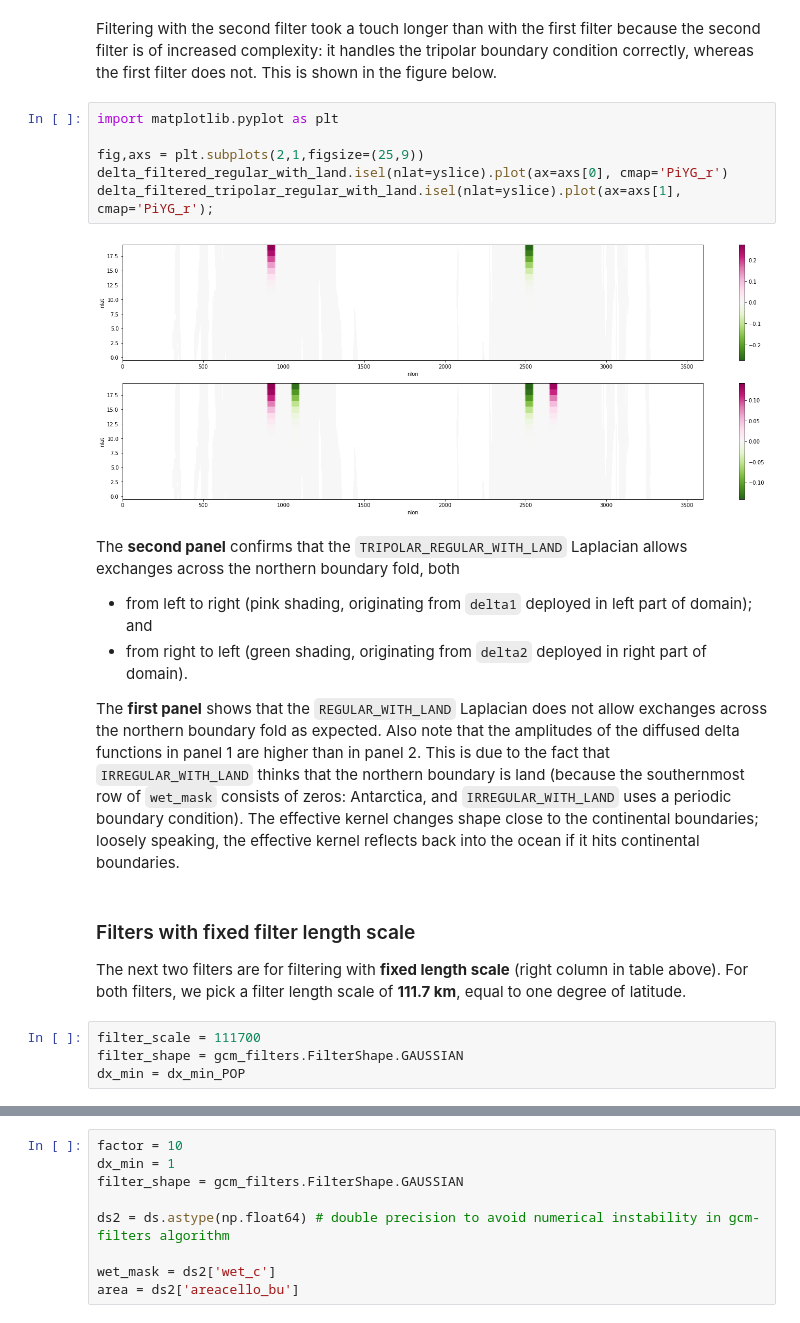
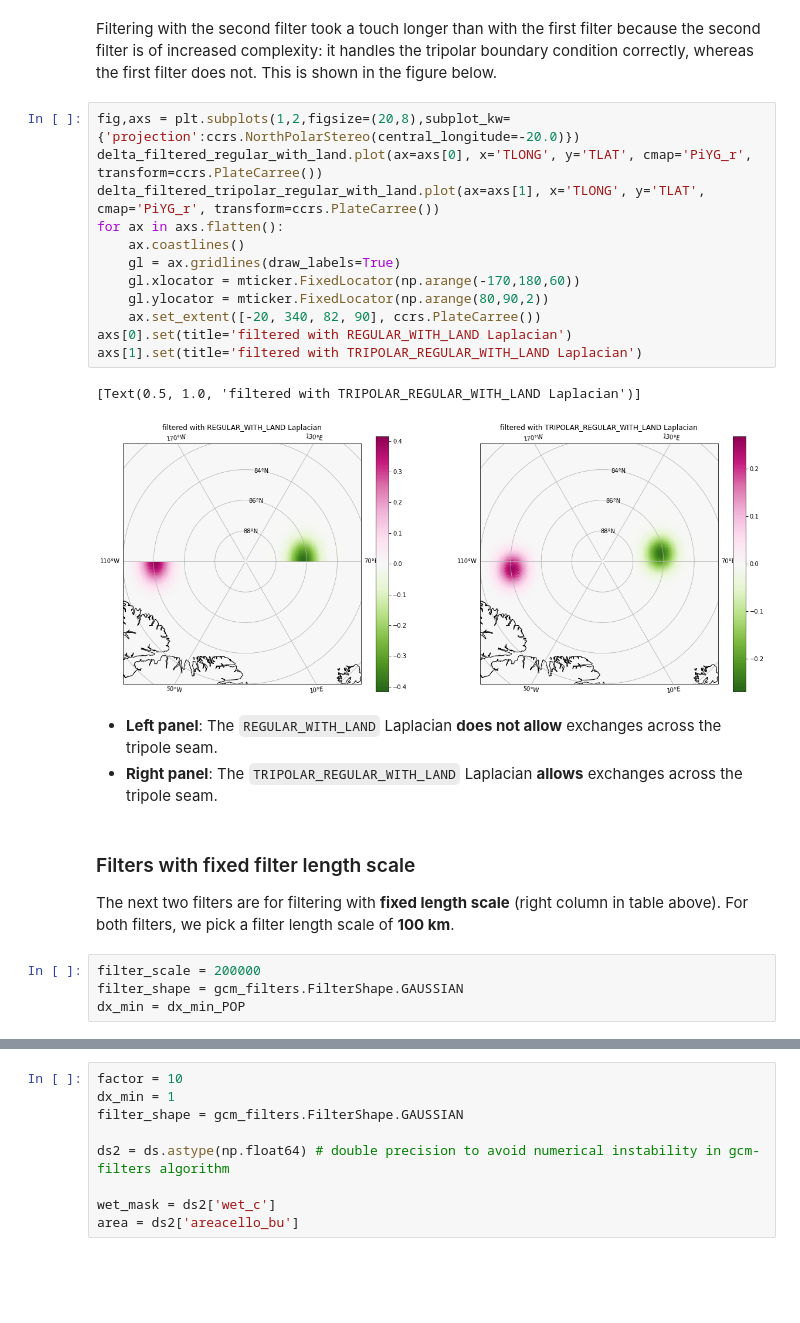
Before and after one commit to ocean-eddy-cpt/gcm-filters, a Jupyter notebook: docs/tutorial_tripole_grid.ipynb, the cells around one changed output, grey strips where cells are left out. Saved outputs shown, nothing was run; the diff lists cells and outputs as text; blank space fills up the shorter version.

```diff
--- a/docs/tutorial_tripole_grid.ipynb
+++ b/docs/tutorial_tripole_grid.ipynb
@@ -158,25 +163,29 @@ Wall time: 8.68 s
 # %% [markdown]
 Filtering with the second filter took a touch longer than with the first filter because the second filter is of increased complexity: it handles the tripolar boundary condition correctly, whereas the first filter does not. This is shown in the figure below.
-# %%
-import matplotlib.pyplot as plt
-
-fig,axs = plt.subplots(2,1,figsize=(25,9))
-delta_filtered_regular_with_land.isel(nlat=yslice).plot(ax=axs[0], cmap='PiYG_r')
-delta_filtered_tripolar_regular_with_land.isel(nlat=yslice).plot(ax=axs[1], cmap='PiYG_r');
-# %% [output]
-[figure, removed]
-# %% [markdown]
-The **second panel** confirms that the `TRIPOLAR_REGULAR_WITH_LAND` Laplacian allows exchanges across the northern boundary fold, both
-* from left to right (pink shading, originating from `delta1` deployed in left part of domain); and
-* from right to left (green shading, originating from `delta2` deployed in right part of domain).
-
-The **first panel** shows that the `REGULAR_WITH_LAND` Laplacian does not allow exchanges across the northern boundary fold as expected. Also note that the amplitudes of the diffused delta functions in panel 1 are higher than in panel 2. This is due to the fact that `IRREGULAR_WITH_LAND` thinks that the northern boundary is land (because the southernmost row of `wet_mask` consists of zeros: Antarctica, and `IRREGULAR_WITH_LAND` uses a periodic boundary condition). The effective kernel changes shape close to the continental boundaries; loosely speaking, the effective kernel reflects back into the ocean if it hits continental boundaries.
+# %%
+fig,axs = plt.subplots(1,2,figsize=(20,8),subplot_kw={'projection':ccrs.NorthPolarStereo(central_longitude=-20.0)})
+delta_filtered_regular_with_land.plot(ax=axs[0], x='TLONG', y='TLAT', cmap='PiYG_r', transform=ccrs.PlateCarree())
+delta_filtered_tripolar_regular_with_land.plot(ax=axs[1], x='TLONG', y='TLAT', cmap='PiYG_r', transform=ccrs.PlateCarree())
+for ax in axs.flatten():
+    ax.coastlines()
+    gl = ax.gridlines(draw_labels=True)
+    gl.xlocator = mticker.FixedLocator(np.arange(-170,180,60))
+    gl.ylocator = mticker.FixedLocator(np.arange(80,90,2))
+    ax.set_extent([-20, 340, 82, 90], ccrs.PlateCarree())
+axs[0].set(title='filtered with REGULAR_WITH_LAND Laplacian')
+axs[1].set(title='filtered with TRIPOLAR_REGULAR_WITH_LAND Laplacian')
+# %% [output]
+[Text(0.5, 1.0, 'filtered with TRIPOLAR_REGULAR_WITH_LAND Laplacian')]
+[figure, added]
+# %% [markdown]
+* **Left panel**: The `REGULAR_WITH_LAND` Laplacian **does not allow** exchanges across the tripole seam.
+* **Right panel**: The `TRIPOLAR_REGULAR_WITH_LAND` Laplacian **allows** exchanges across the tripole seam.
 # %% [markdown]
 ### Filters with fixed filter length scale
 
-The next two filters are for filtering with **fixed length scale** (right column in table above). For both filters, we pick a filter length scale of **111.7 km**, equal to one degree of latitude.
+The next two filters are for filtering with **fixed length scale** (right column in table above). For both filters, we pick a filter length scale of **100 km**.
 # %%
-filter_scale = 111700
+filter_scale = 200000
 filter_shape = gcm_filters.FilterShape.GAUSSIAN
 dx_min = dx_min_POP
 # %%
```
Also changed, not shown: parts of 24 cells of this notebook.
